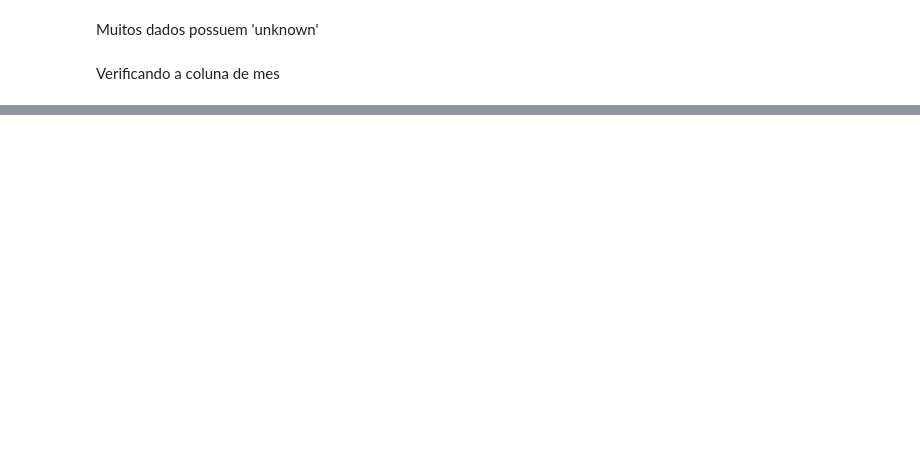
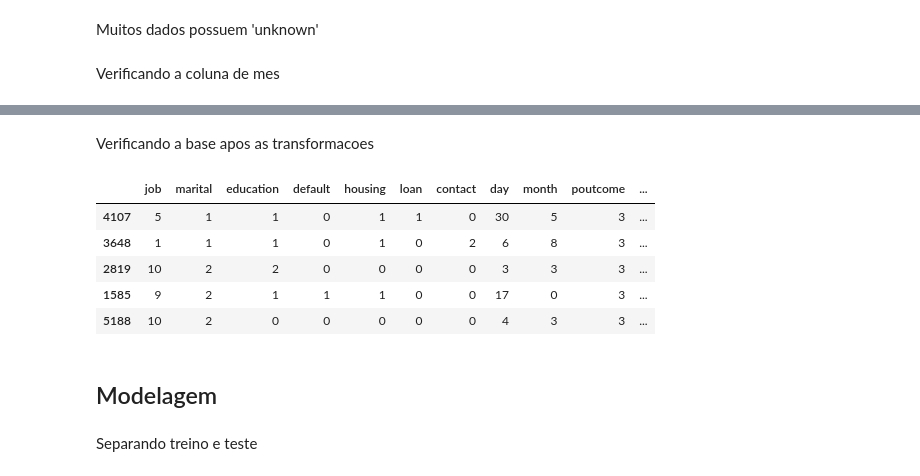
Before and after one commit to pralineso/estudos_ds, a Jupyter notebook: Analise_comp.ipynb, the cells around one changed output, grey strips where cells are left out. Drawn from its saved outputs; the diff is of its cells as text; code cells hidden in the pictures; blank space fills up the shorter version.

```diff
--- a/Analise_comp.ipynb
+++ b/Analise_comp.ipynb
@@ -199,0 +278,15 @@ tem os 12 meses certinho
+# %%
+dados.drop(['Unnamed: 0','age', 'balance', 'campaign', 'pdays', 'previous'], axis = 1, inplace = True) # removendo as colunas que nao estao tranformadas
+# %% [markdown]
+Verificando a base apos as transformacoes
+# %%
+dados.sample(5)
+# %% [output]
+|  | job | marital | education | default | housing | loan | contact | day | month | poutcome | ... |
+| 4107 | 5 | 1 | 1 | 0 | 1 | 1 | 0 | 30 | 5 | 3 | ... |
+| 3648 | 1 | 1 | 1 | 0 | 1 | 0 | 2 | 6 | 8 | 3 | ... |
+| 2819 | 10 | 2 | 2 | 0 | 0 | 0 | 0 | 3 | 3 | 3 | ... |
+| 1585 | 9 | 2 | 1 | 1 | 1 | 0 | 0 | 17 | 0 | 3 | ... |
+| 5188 | 10 | 2 | 0 | 0 | 0 | 0 | 0 | 4 | 3 | 3 | ... |
+# %% [markdown]
+## Modelagem
@@ -199,0 +299,2 @@ tem os 12 meses certinho
+# %% [markdown]
+Separando treino e teste
```
Also changed, not shown: parts of 56 cells of this notebook.
